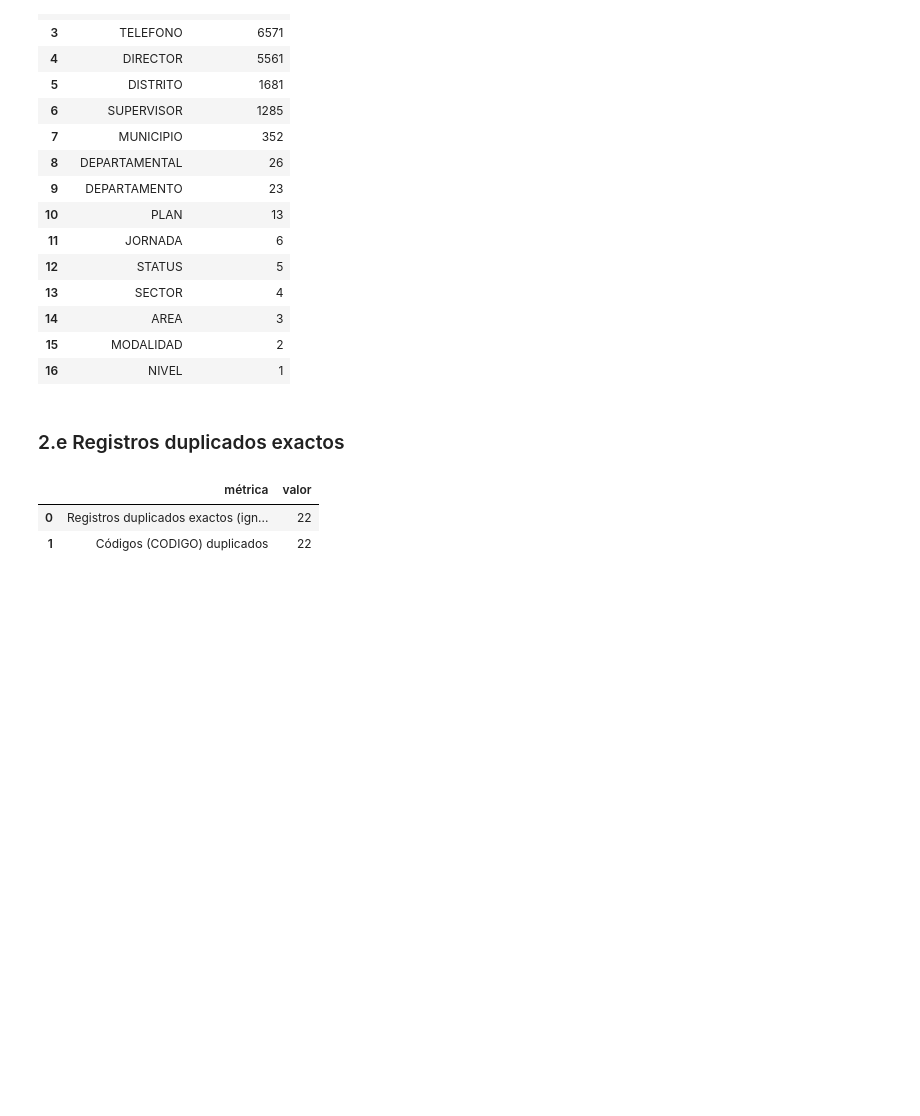
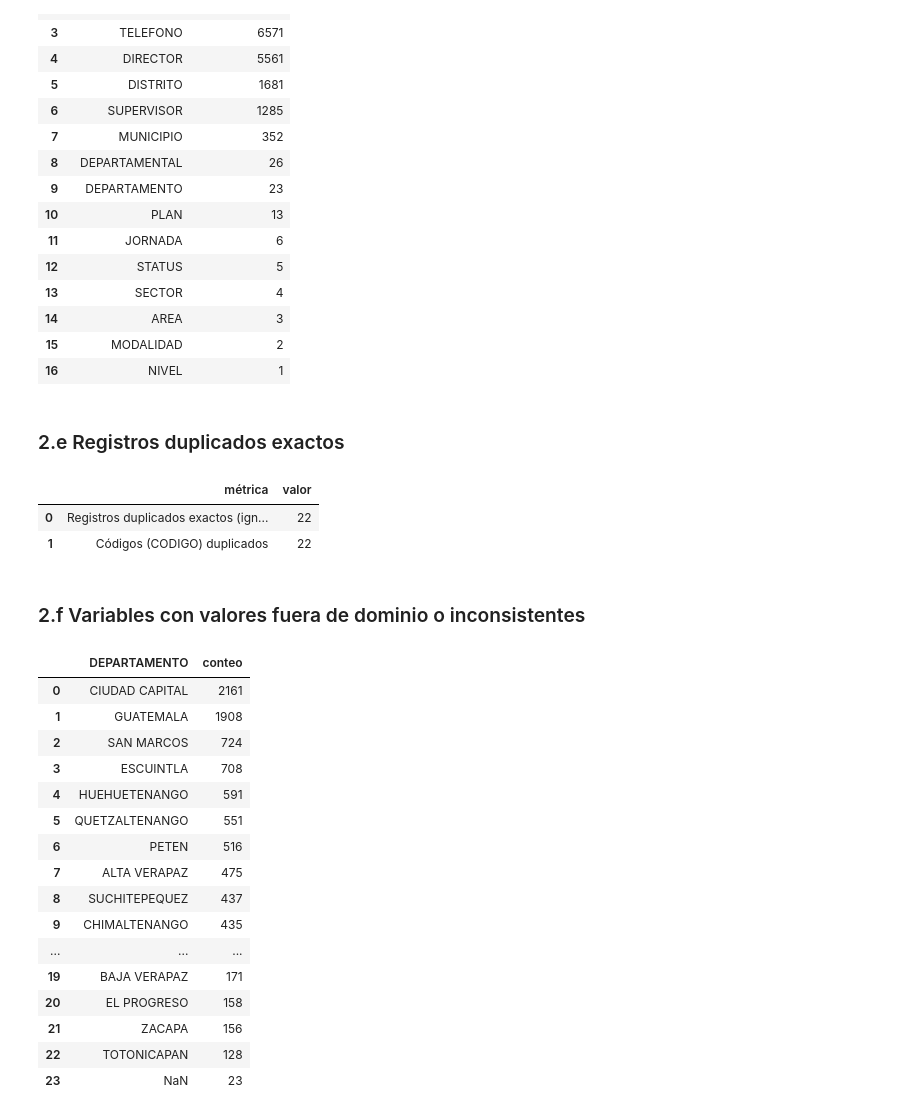
Before and after one commit to Dulce2004/CC3084-Proyecto1, a Jupyter notebook: notebooks/01_diagnostico_inicial.ipynb, the cells around one changed output. Cells and saved outputs as stored; diff of their text form; code cells hidden in the pictures; blank space fills up the shorter version.

Commit message:
feat: se agrega diagnostico de valores fuera de dominio, formatos inconsistentes y calidad de datos

```diff
--- a/notebooks/01_diagnostico_inicial.ipynb
+++ b/notebooks/01_diagnostico_inicial.ipynb
@@ -209,3 +209,27 @@ display(tabla_duplicados)
 |  | métrica | valor |
 | 0 | Registros duplicados exactos (ign... | 22 |
 | 1 | Códigos (CODIGO) duplicados | 22 |
+# %% [markdown]
+### 2.f Variables con valores fuera de dominio o inconsistentes
+# %%
+tabla_departamento = datos["DEPARTAMENTO"].value_counts(dropna=False).reset_index()
+tabla_departamento.columns = ["DEPARTAMENTO", "conteo"]
+display(tabla_departamento)
+# %% [output]
+|  | DEPARTAMENTO | conteo |
+| 0 | CIUDAD CAPITAL | 2161 |
+| 1 | GUATEMALA | 1908 |
+| 2 | SAN MARCOS | 724 |
+| 3 | ESCUINTLA | 708 |
+| 4 | HUEHUETENANGO | 591 |
+| 5 | QUETZALTENANGO | 551 |
+| 6 | PETEN | 516 |
+| 7 | ALTA VERAPAZ | 475 |
+| 8 | SUCHITEPEQUEZ | 437 |
+| 9 | CHIMALTENANGO | 435 |
+| ... | ... | ... |
+| 19 | BAJA VERAPAZ | 171 |
+| 20 | EL PROGRESO | 158 |
+| 21 | ZACAPA | 156 |
+| 22 | TOTONICAPAN | 128 |
+| 23 | NaN | 23 |
```
Also changed, not shown: parts of 9 cells of this notebook.
